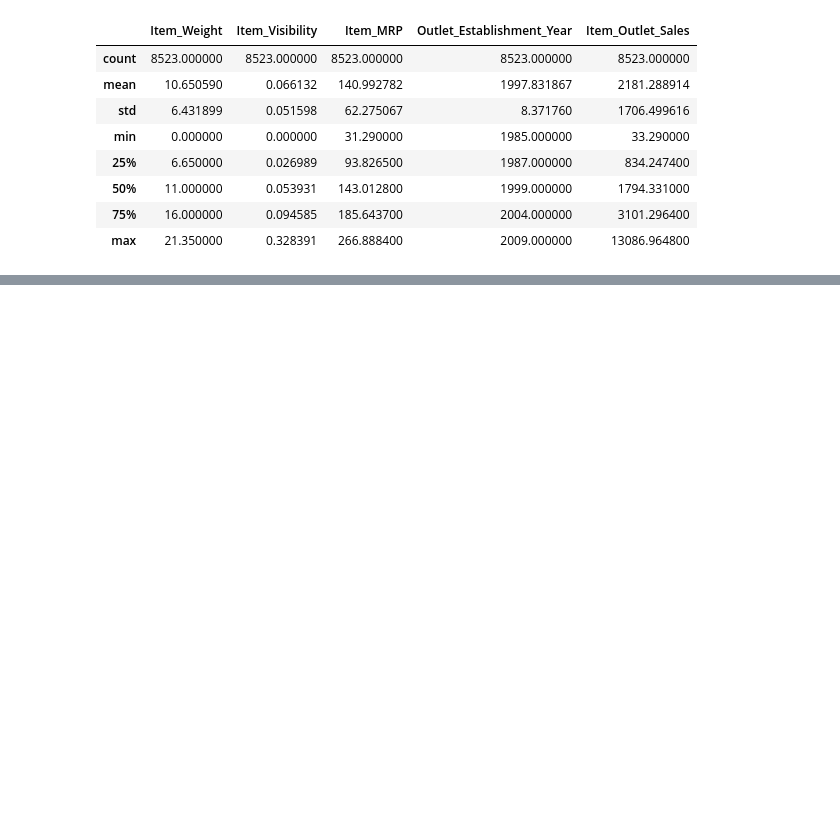
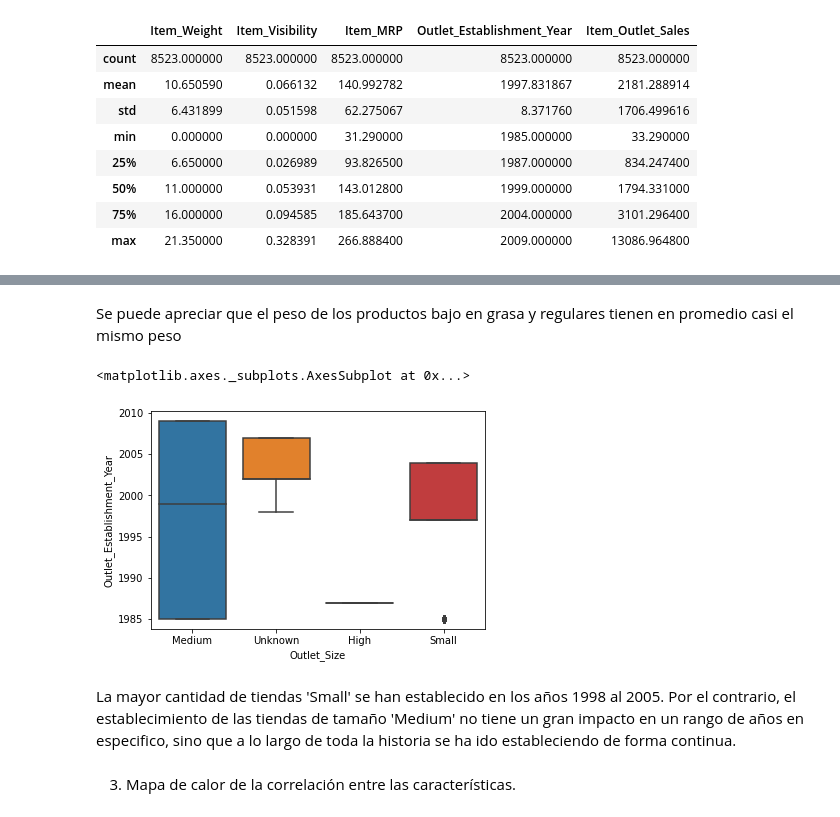
Before and after one commit to Dannais/Sales-Predictions, a Jupyter notebook: Sales_Predictions.ipynb, the cells around one changed output, grey strips where cells are left out. Cells and saved outputs as stored; diff of their text form; code cells hidden in the pictures; blank space fills up the shorter version.

```diff
--- a/Sales_Predictions.ipynb
+++ b/Sales_Predictions.ipynb
@@ -219,0 +265,11 @@ df_sales.describe()
+# %% [markdown]
+Se puede apreciar que el peso de los productos bajo en grasa y regulares tienen en promedio casi el mismo peso
+# %%
+sns.boxplot(x='Outlet_Size', y='Outlet_Establishment_Year', data=df_sales)
+# %% [output]
+<matplotlib.axes._subplots.AxesSubplot at 0x...>
+[figure, added]
+# %% [markdown]
+La mayor cantidad de tiendas 'Small' se han establecido en los años 1998 al 2005. Por el contrario, el establecimiento de las tiendas de tamaño 'Medium' no tiene un gran impacto en un rango de años en especifico, sino que a lo largo de toda la historia se ha ido estableciendo de forma continua.
+# %% [markdown]
+3. Mapa de calor de la correlación entre las características.
```
Also changed, not shown: parts of 12 cells of this notebook.
